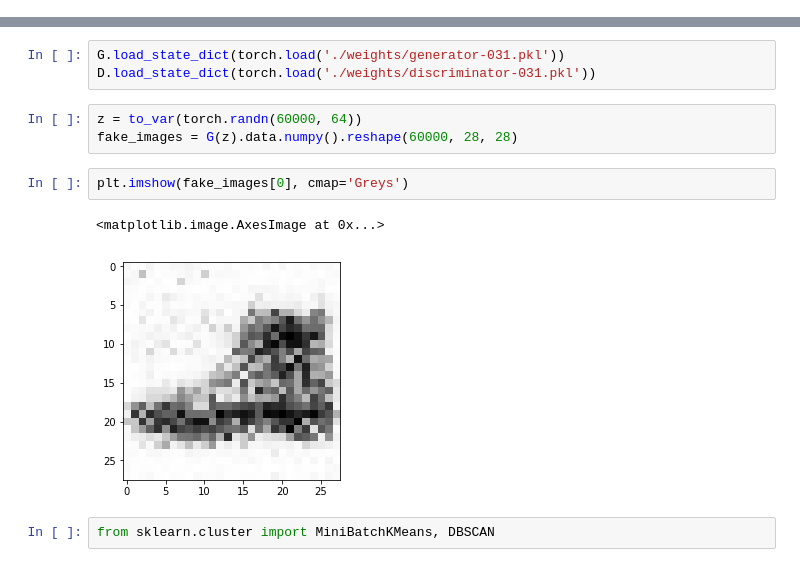
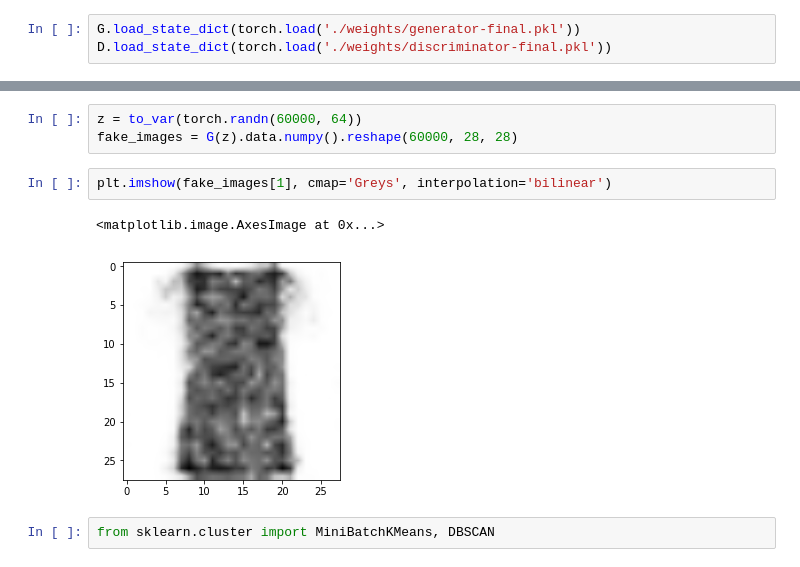
Before and after one commit to mickypaganini/GAN_tutorial, a Jupyter notebook: GANtutorial_PyTorch_FashionMNIST.ipynb, the cells around one changed output, grey strips where cells are left out. Saved outputs shown, nothing was run; the diff lists cells and outputs as text.

```diff
--- a/GANtutorial_PyTorch_FashionMNIST.ipynb
+++ b/GANtutorial_PyTorch_FashionMNIST.ipynb
@@ -322,0 +293,3 @@ ani.save('dynamic_images.mp4')
+# %%
+G.load_state_dict(torch.load('./weights/generator-final.pkl'))
+D.load_state_dict(torch.load('./weights/discriminator-final.pkl'))
@@ -327,14 +317,11 @@ Load back the weights from your favorite epoch.
-# %%
-G.load_state_dict(torch.load('./weights/generator-031.pkl'))
-D.load_state_dict(torch.load('./weights/discriminator-031.pkl'))
 # %%
 z = to_var(torch.randn(60000, 64))
 fake_images = G(z).data.numpy().reshape(60000, 28, 28)
 # %%
-plt.imshow(fake_images[0], cmap='Greys')
+plt.imshow(fake_images[1], cmap='Greys', interpolation='bilinear')
 # %% [output]
 <matplotlib.image.AxesImage at 0x...>
-[figure, old version]
+[figure, new version]
 # %%
 from sklearn.cluster import MiniBatchKMeans, DBSCAN
 # %%
```
Also changed, not shown: parts of 14 cells of this notebook, 1 other file.
